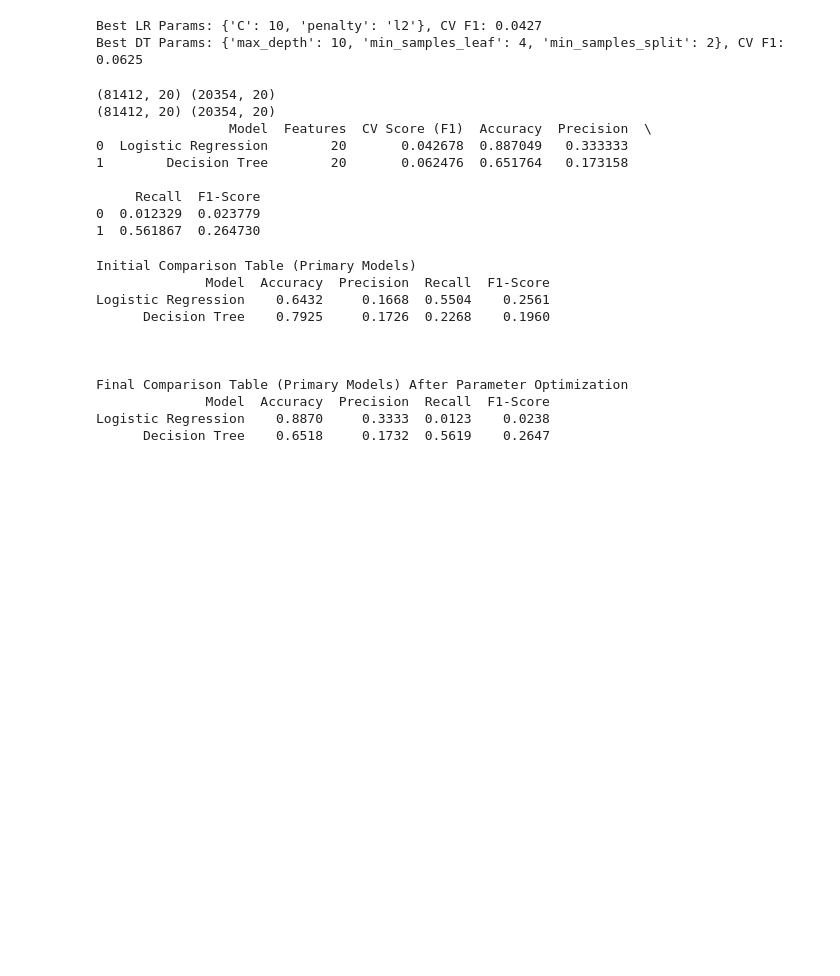
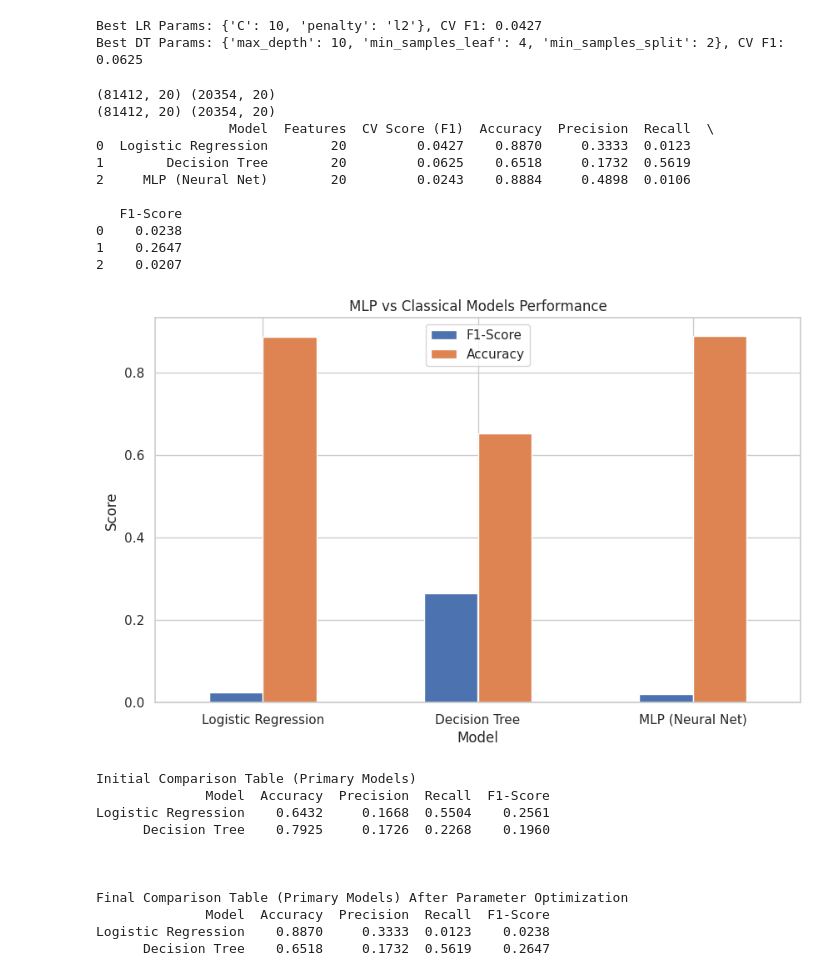
Before and after one commit to Sushantstha2025/AI_worksheet, a Jupyter notebook: classification.ipynb, the cells around one changed output. Cells and saved outputs as stored; diff of their text form; code cells hidden in the pictures; blank space fills up the shorter version.

Commit message:
Added MLP comparison and graph

```diff
--- a/classification.ipynb
+++ b/classification.ipynb
@@ -196,7 +196,7 @@ X_test_pre = preprocessor.transform(X_test)
 # Build Neural Network (MLPClassifier)
 # nn_model = MLPClassifier(hidden_layer_sizes=(100, 50), activation='relu', solver='adam', max_iter=200, random_state=42)
 nn_model = MLPClassifier(
-    hidden_layer_sizes=(50,),
+    hidden_layer_sizes=(100, 50),
     activation='relu',
     solver='adam',
     max_iter=100,
@@ -402,23 +445,34 @@ f1_final_dt = f1_score(y_test, y_pred_final_dt)
 
 # Comparison Table
 comparison = pd.DataFrame({
-    'Model': ['Logistic Regression', 'Decision Tree'],
-    'Features': [20, 20],
-    'CV Score (F1)': [best_lr_cv, best_dt_cv],
-    'Accuracy': [acc_final_lr, acc_final_dt],
-    'Precision': [prec_final_lr, prec_final_dt],
-    'Recall': [rec_final_lr, rec_final_dt],
-    'F1-Score': [f1_final_lr, f1_final_dt]
-}).round(4)
+    'Model': ['Logistic Regression', 'Decision Tree', 'MLP (Neural Net)'],
+    'Features': [20, 20, 20],
+    'CV Score (F1)': [best_lr_cv, best_dt_cv, best_mlp_cv],
+    'Accuracy': [acc_final_lr, acc_final_dt, acc_mlp],
+    'Precision': [prec_final_lr, prec_final_dt, prec_mlp],
+    'Recall': [rec_final_lr, rec_final_dt, rec_mlp],
+    'F1-Score': [f1_final_lr, f1_final_dt, f1_mlp]
+}).round
 print(comparison)
 # %% [output]
 (81412, 20) (20354, 20)
 (81412, 20) (20354, 20)
-                 Model  Features  CV Score (F1)  Accuracy  Precision  \
-0  Logistic Regression        20       0.042678  0.887049   0.333333
-1        Decision Tree        20       0.062476  0.651764   0.173158
+                 Model  Features  CV Score (F1)  Accuracy  Precision  Recall  \
+0  Logistic Regression        20         0.0427    0.8870     0.3333  0.0123
+1        Decision Tree        20         0.0625    0.6518     0.1732  0.5619
+2     MLP (Neural Net)        20         0.0243    0.8884     0.4898  0.0106
 
-     Recall  F1-Score
-0  0.012329  0.023779
-1  0.561867  0.264730
+   F1-Score
+0    0.0238
+1    0.2647
+2    0.0207
+# %%
+# comparison visualizatino
+comparison.set_index('Model')[['F1-Score', 'Accuracy']].plot(kind='bar', figsize=(10,6))
+plt.title('MLP vs Classical Models Performance')
+plt.ylabel('Score')
+plt.xticks(rotation=0)
+plt.show()
+# %% [output]
+[figure, added]
 # %%
```
Also changed, not shown: parts of 3 cells of this notebook.
